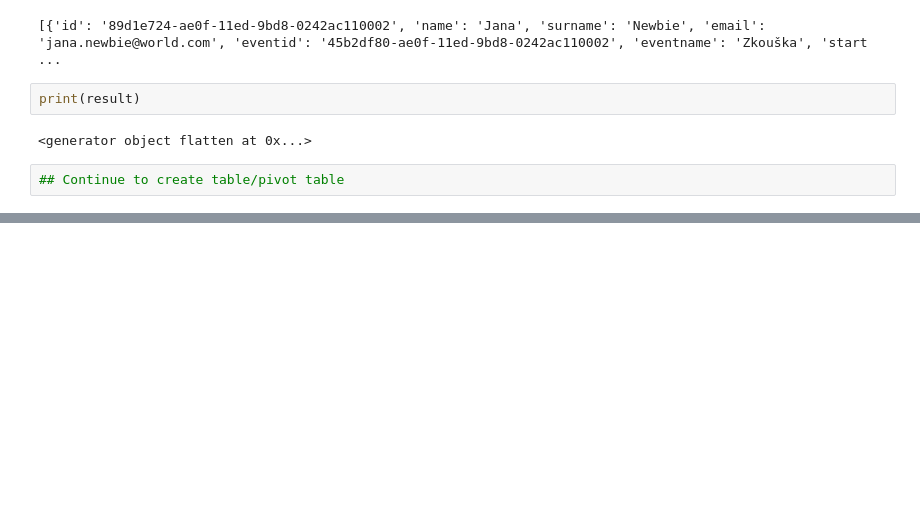
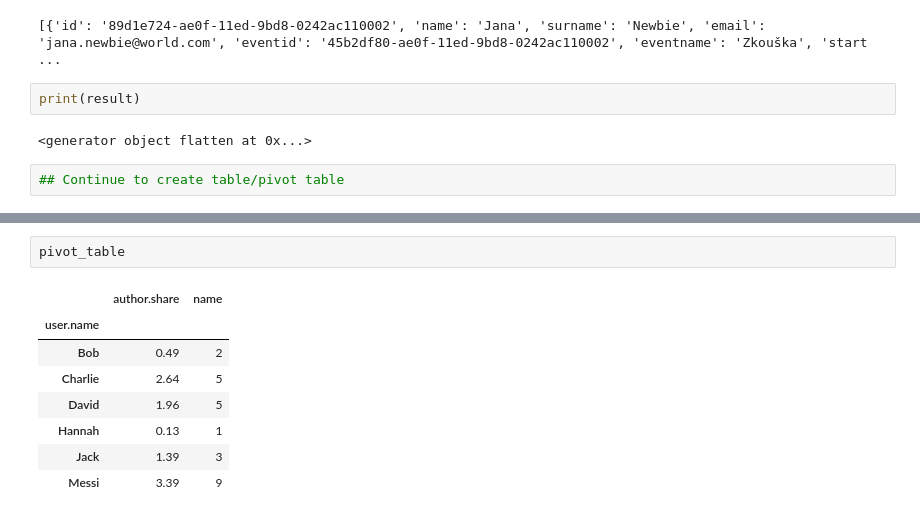
Before and after one commit to Hieulangtu/Pivot-table, a Jupyter notebook: publications.ipynb, the cells around one changed output, grey strips where cells are left out. Cells and saved outputs as stored; diff of their text form; blank space fills up the shorter version.

```diff
--- a/publications.ipynb
+++ b/publications.ipynb
@@ -773,0 +752,11 @@ df5.describe()
+# %%
+pivot_table
+# %% [output]
+|  | author.share | name |
+| user.name |  |  |
+| Bob | 0.49 | 2 |
+| Charlie | 2.64 | 5 |
+| David | 1.96 | 5 |
+| Hannah | 0.13 | 1 |
+| Jack | 1.39 | 3 |
+| Messi | 3.39 | 9 |
```
Also changed, not shown: parts of 10 cells of this notebook, 1 other file.
